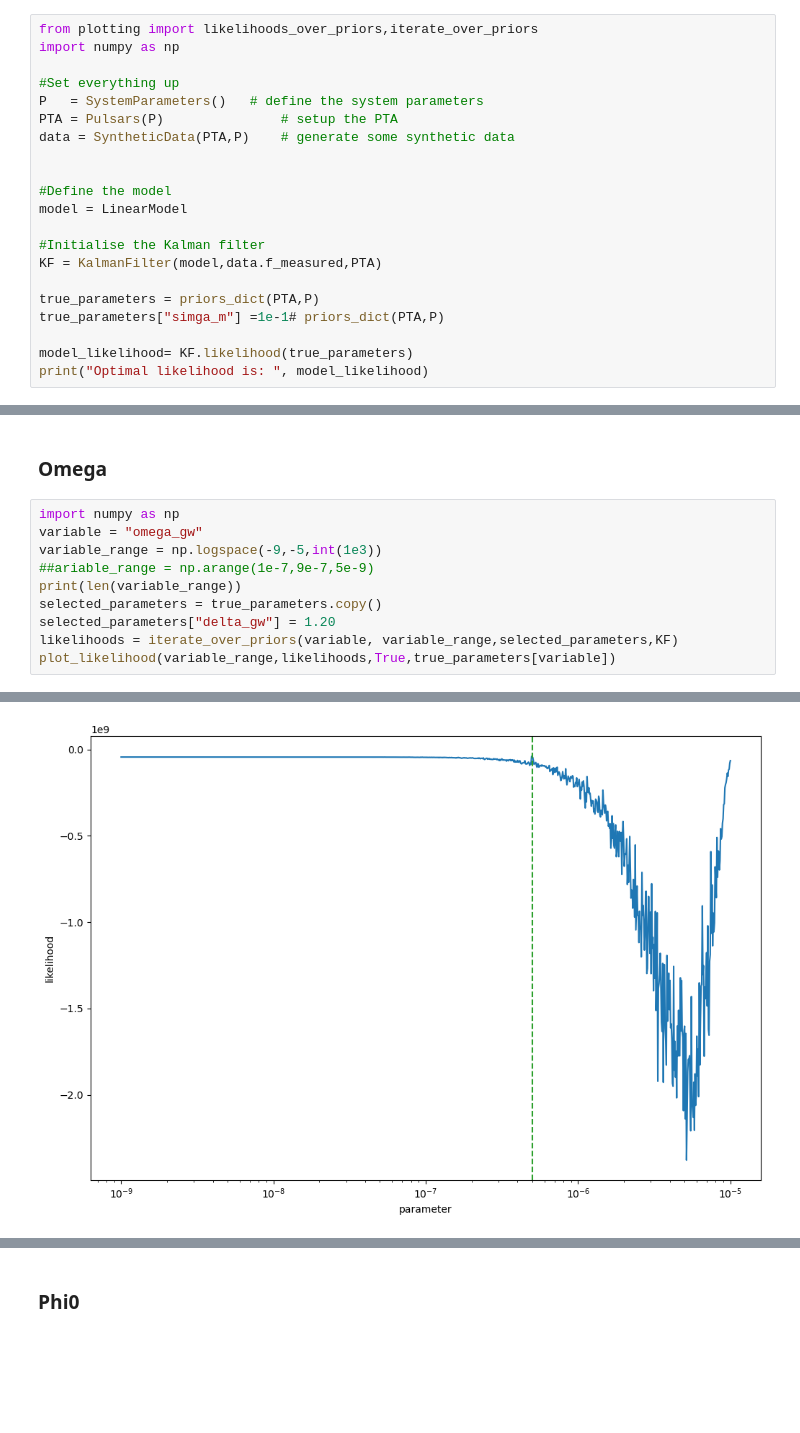
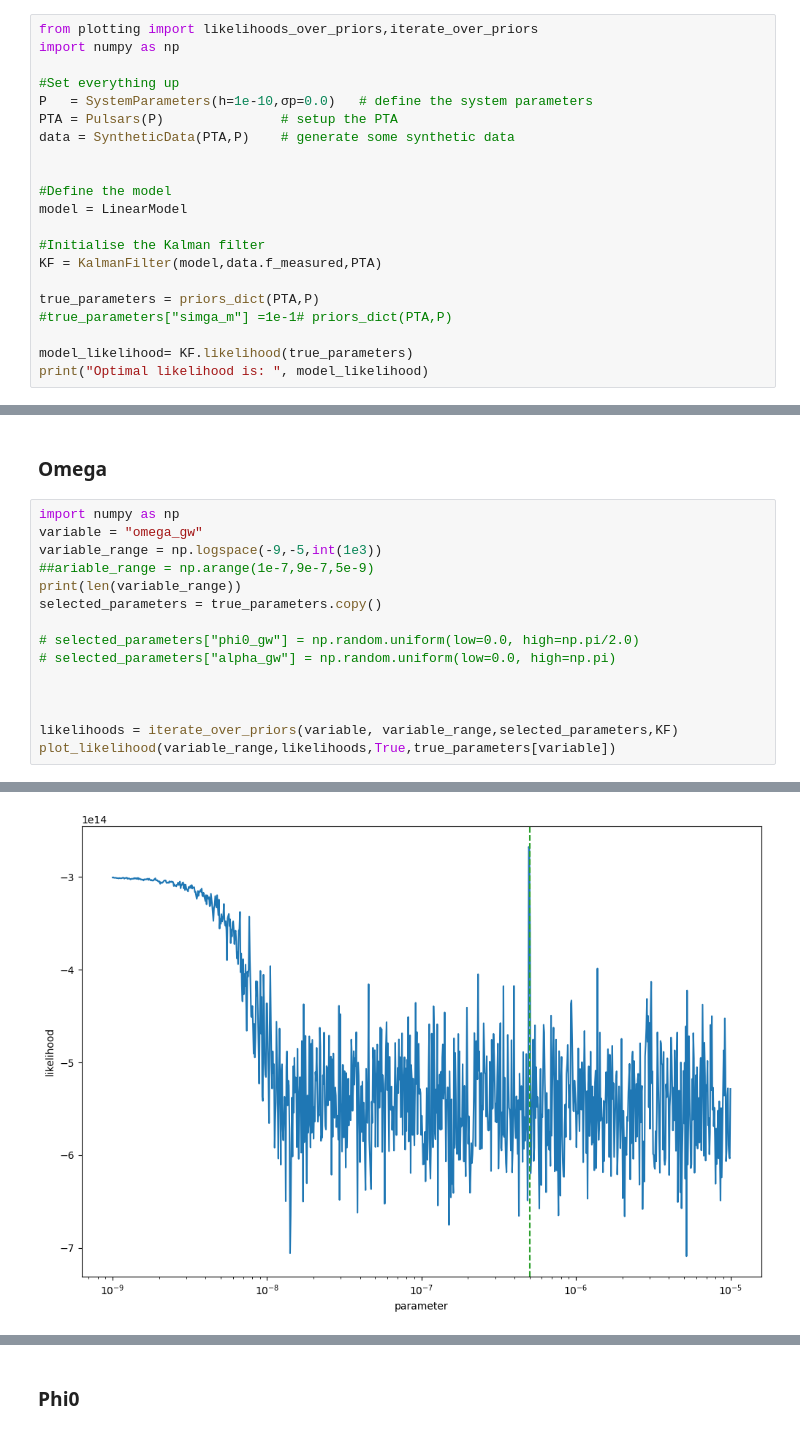
Before and after one commit to tomkimpson/StateSpacePTA, a Jupyter notebook: notebooks/likelihood_surfaces.ipynb, the cells around one changed output, grey strips where cells are left out. Cells and saved outputs as stored; diff of their text form; blank space fills up the shorter version.

```diff
--- a/notebooks/likelihood_surfaces.ipynb
+++ b/notebooks/likelihood_surfaces.ipynb
@@ -38,7 +38,7 @@ from plotting import likelihoods_over_priors,iterate_over_priors
 import numpy as np
 
 #Set everything up
-P   = SystemParameters()   # define the system parameters
+P   = SystemParameters(h=1e-10,σp=0.0)   # define the system parameters
 PTA = Pulsars(P)               # setup the PTA
 data = SyntheticData(PTA,P)    # generate some synthetic data
 
@@ -50,7 +50,7 @@ model = LinearModel
 KF = KalmanFilter(model,data.f_measured,PTA)
 
 true_parameters = priors_dict(PTA,P)
-true_parameters["simga_m"] =1e-1# priors_dict(PTA,P)
+#true_parameters["simga_m"] =1e-1# priors_dict(PTA,P)
 
 model_likelihood= KF.likelihood(true_parameters)
 print("Optimal likelihood is: ", model_likelihood)
@@ -87,16 +87,21 @@ def plot_likelihood(x,y,logscale,x_critical):
 # %%
 import numpy as np
 variable = "omega_gw"
 variable_range = np.logspace(-9,-5,int(1e3))
 ##ariable_range = np.arange(1e-7,9e-7,5e-9)
 print(len(variable_range))
 selected_parameters = true_parameters.copy()
-selected_parameters["delta_gw"] = 1.20
+
+# selected_parameters["phi0_gw"] = np.random.uniform(low=0.0, high=np.pi/2.0)
+# selected_parameters["alpha_gw"] = np.random.uniform(low=0.0, high=np.pi)
+
+
+
 likelihoods = iterate_over_priors(variable, variable_range,selected_parameters,KF)
 plot_likelihood(variable_range,likelihoods,True,true_parameters[variable])
 # %% [output]
 1000
-[figure, old version]
+[figure, new version]
 # %%
 import numpy as np
 variable = "omega_gw"
```
Also changed, not shown: parts of 5 cells of this notebook, 5 other files.
